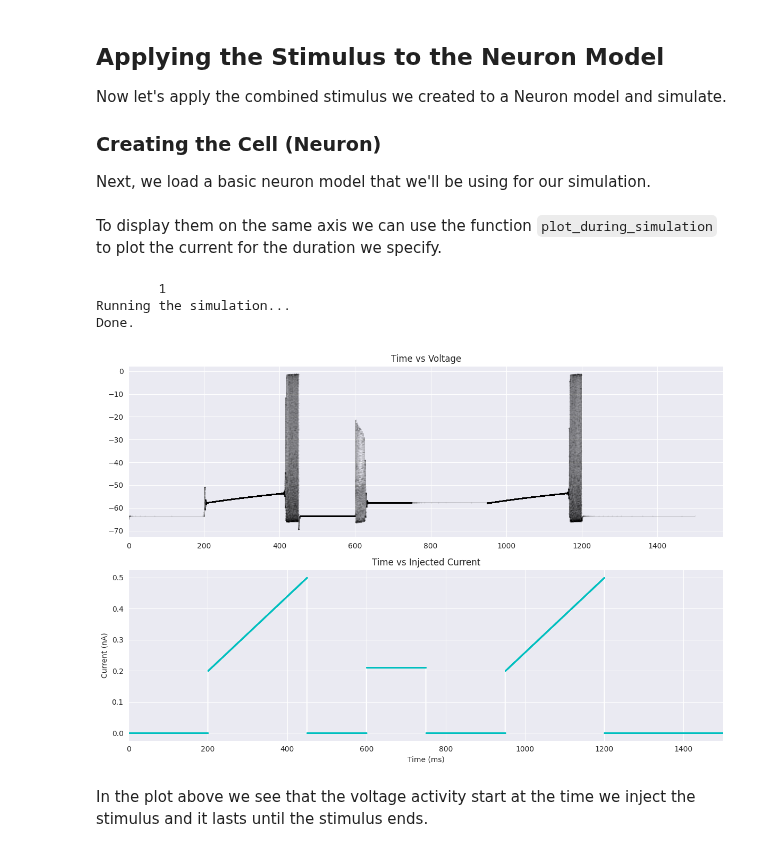
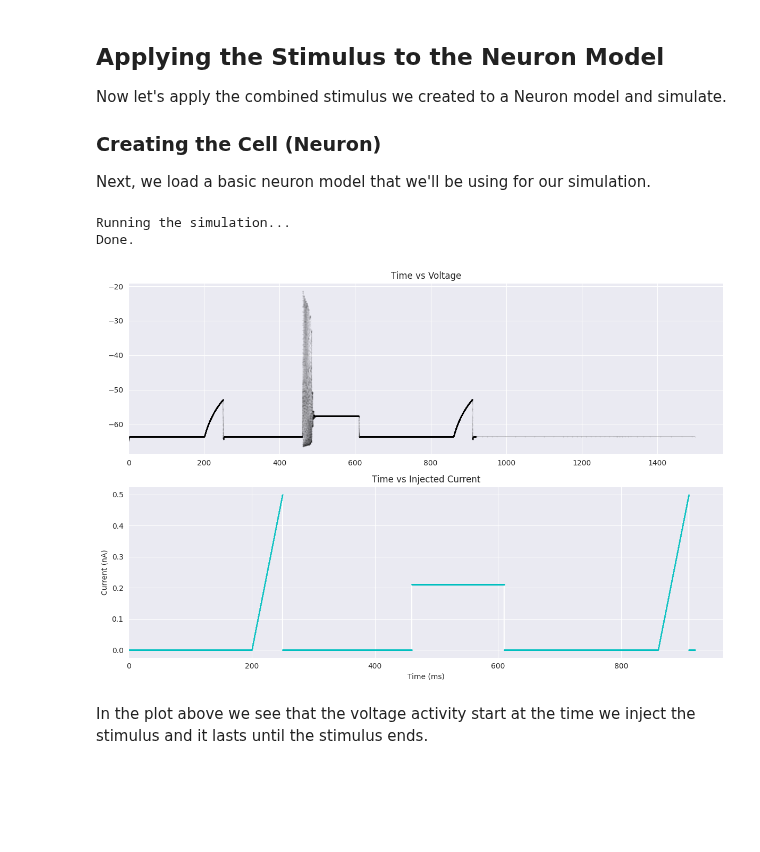
Before and after one commit to BlueBrain/BlueCelluLab, a Jupyter notebook: examples/5-stimuli/stimuli.ipynb, the cells around one changed output. Drawn from its saved outputs; the diff is of its cells as text; code cells hidden in the pictures; blank space fills up the shorter version.

```diff
--- a/examples/5-stimuli/stimuli.ipynb
+++ b/examples/5-stimuli/stimuli.ipynb
@@ -25,6 +25,6 @@ Later it can be used to create a step protocol as below.
 # %% [markdown]
 ### Step Stimulus
 # %%
-step = stim_factory.step(start=50, end=150, amplitude=70)
+step = stim_factory.step(amplitude=70, pre_delay=50, duration=100, post_delay=50)
 step
 # %% [output]
@@ -100,9 +88,9 @@ We can also combine multiple stimuli into a single stimulus. In fact APWaveform
 
 **Note:** The stimuli are combined in the order they are added.
 # %%
-stim2 = stim_factory.ramp(start=200, end=450, amplitude_start=0.2, amplitude_end=0.5)
-stim3 = stim_factory.step(start=0, end=150, amplitude=0.21)
-stim4 = stim_factory.step(start=0, end=150, amplitude=0.0)
+stim2 = stim_factory.ramp(pre_delay=200, duration=250, post_delay=10, amplitude=0.5)
+stim3 = stim_factory.step(amplitude=0.21, pre_delay=0, duration=150, post_delay=50)
+stim4 = stim_factory.step( amplitude=0.0, pre_delay=0, duration=150, post_delay=50)
 # %%
 combined_stimulus = stim2 + stim4 + stim3 + stim2
 # %%
@@ -118,8 +106,6 @@ Now let's apply the combined stimulus we created to a Neuron model and simulate.
 ### Creating the Cell (Neuron)
 
 Next, we load a basic neuron model that we'll be using for our simulation.
-# %% [markdown]
-To display them on the same axis we can use the function `plot_during_simulation` to plot the current for the duration we specify.
 # %%
 # in another simulation inject the combined stimulus
 cell = create_ball_stick()
@@ -131,26 +117,25 @@ sim.run(duration, dt=0.1)
 print("Done.")
 time, voltage = cell.get_time(), cell.get_soma_voltage()
 # %% [output]
-        1
 Running the simulation...
 Done.
 # %%
 fig, axs = plt.subplots(2, 1, figsize=(12, 8))  # 2 rows, 1 column, wider figure
 
 # Plot voltage over time on the first subplot
 axs[0].plot(time, voltage, marker='.', markersize=0.1, color='k', linewidth=0.15)
 axs[0].set_title('Time vs Voltage')
 axs[0].set_xlim(left=0)  # Make the plot start from 0 on the x-axis
 
 # Plot injected current over time on the second subplot
-axs[1] = combined_stimulus.plot_during_simulation(duration, axs[1], marker='.', drawstyle='steps-post', color='w', markersize=1, markerfacecolor='c', markeredgecolor='c', markeredgewidth=1)
+axs[1] = combined_stimulus.plot(axs[1], marker='.', drawstyle='steps-post', color='w', markersize=1, markerfacecolor='c', markeredgecolor='c', markeredgewidth=1)
 axs[1].set_title('Time vs Injected Current')
 axs[1].set_xlim(left=0)  # Make the plot start from 0 on the x-axis
 
 plt.tight_layout()  # Adjusts subplot params so that subplots fit into the figure area
 plt.show()
 # %% [output]
-[figure, old version]
+[figure, new version]
 # %% [markdown]
 In the plot above we see that the voltage activity start at the time we inject the stimulus and it lasts until the stimulus ends.
 # %% [markdown]
```
Also changed, not shown: parts of 13 cells of this notebook, 6 other files.
